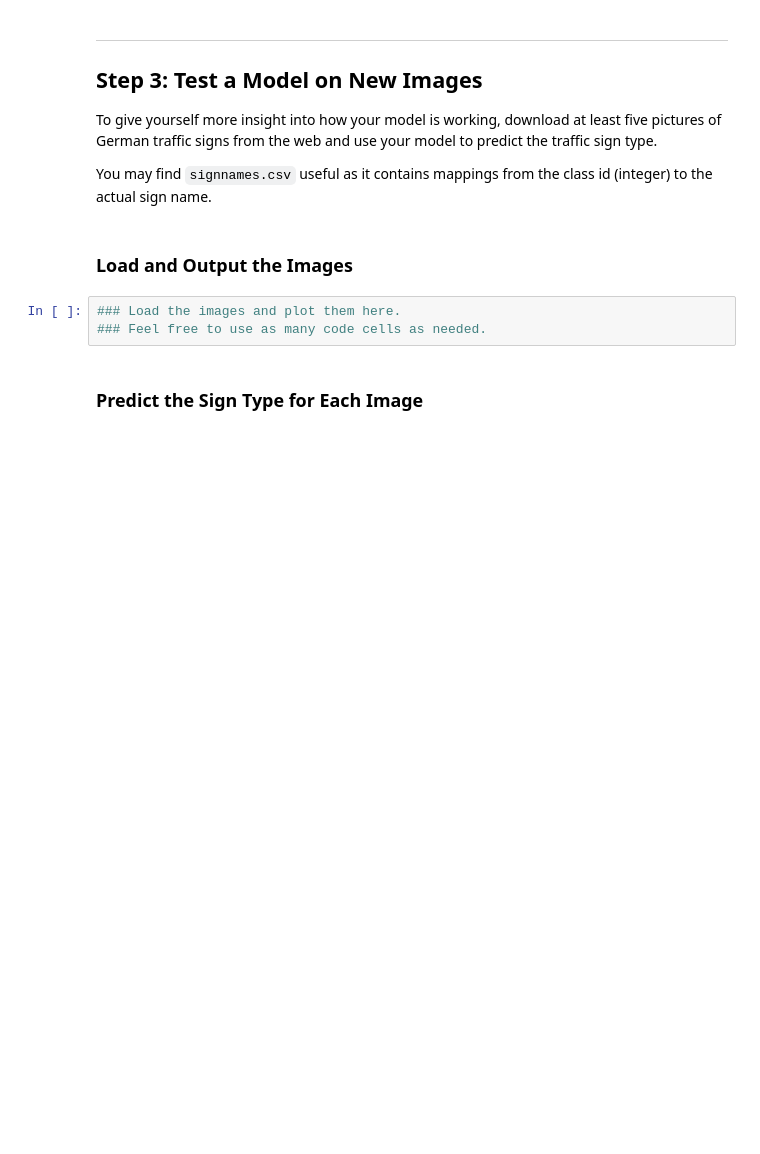
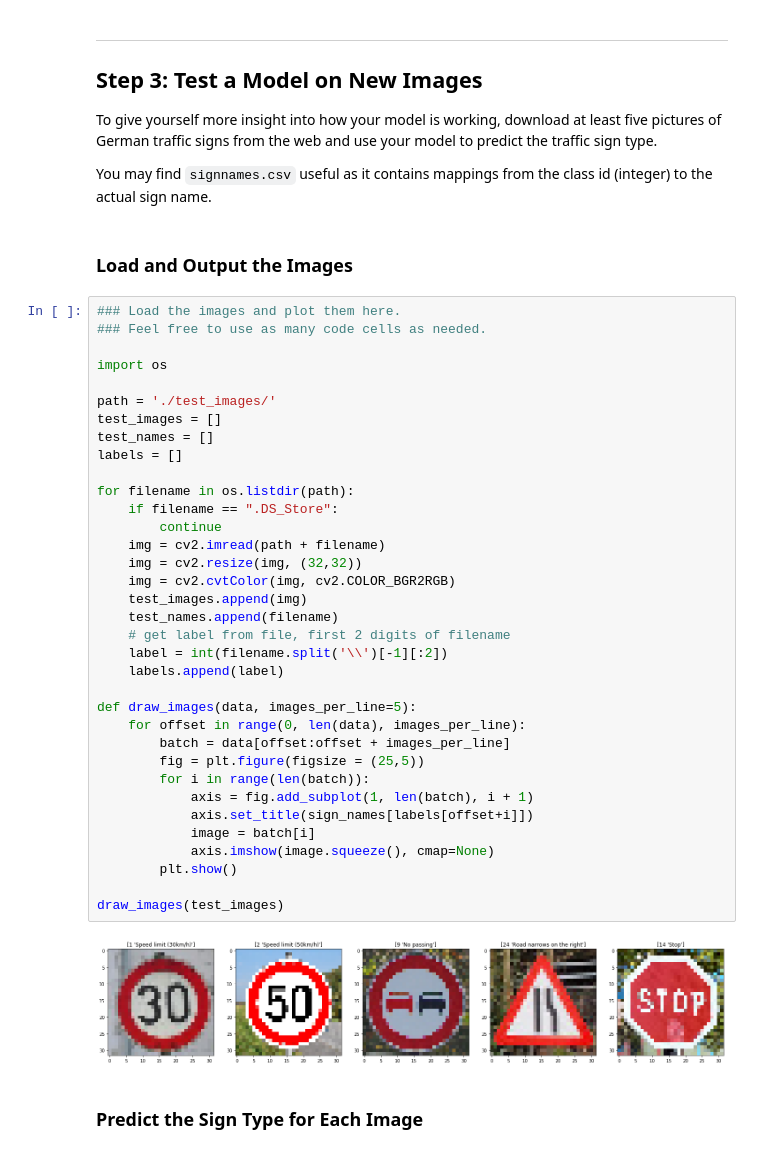
Before and after one commit to pascalirminger/CarND-Traffic-Sign-Classifier-P2, a Jupyter notebook: Traffic_Sign_Classifier.ipynb, the cells around one changed output. Cells and saved outputs as stored; diff of their text form; blank space fills up the shorter version.

Commit message:
Test on New Images

```diff
--- a/Traffic_Sign_Classifier.ipynb
+++ b/Traffic_Sign_Classifier.ipynb
@@ -376,9 +390,43 @@ To give yourself more insight into how your model is working, download at least
 You may find `signnames.csv` useful as it contains mappings from the class id (integer) to the actual sign name.
 # %% [markdown]
 ### Load and Output the Images
-# %%
-### Load the images and plot them here.
-### Feel free to use as many code cells as needed.
+# %%
+### Load the images and plot them here.
+### Feel free to use as many code cells as needed.
+
+import os
+
+path = './test_images/'
+test_images = []
+test_names = []
+labels = []
+
+for filename in os.listdir(path):
+    if filename == ".DS_Store":
+        continue
+    img = cv2.imread(path + filename)
+    img = cv2.resize(img, (32,32))
+    img = cv2.cvtColor(img, cv2.COLOR_BGR2RGB)
+    test_images.append(img)
+    test_names.append(filename)
+    # get label from file, first 2 digits of filename
+    label = int(filename.split('\\')[-1][:2])
+    labels.append(label)
+
+def draw_images(data, images_per_line=5):
+    for offset in range(0, len(data), images_per_line):
+        batch = data[offset:offset + images_per_line]
+        fig = plt.figure(figsize = (25,5))
+        for i in range(len(batch)):
+            axis = fig.add_subplot(1, len(batch), i + 1)
+            axis.set_title(sign_names[labels[offset+i]])
+            image = batch[i]
+            axis.imshow(image.squeeze(), cmap=None)
+        plt.show()
+
+draw_images(test_images)
+# %% [output]
+[figure, added]
 # %% [markdown]
 ### Predict the Sign Type for Each Image
 # %%
```
Also changed, not shown: parts of 6 cells of this notebook, 5 other files.
